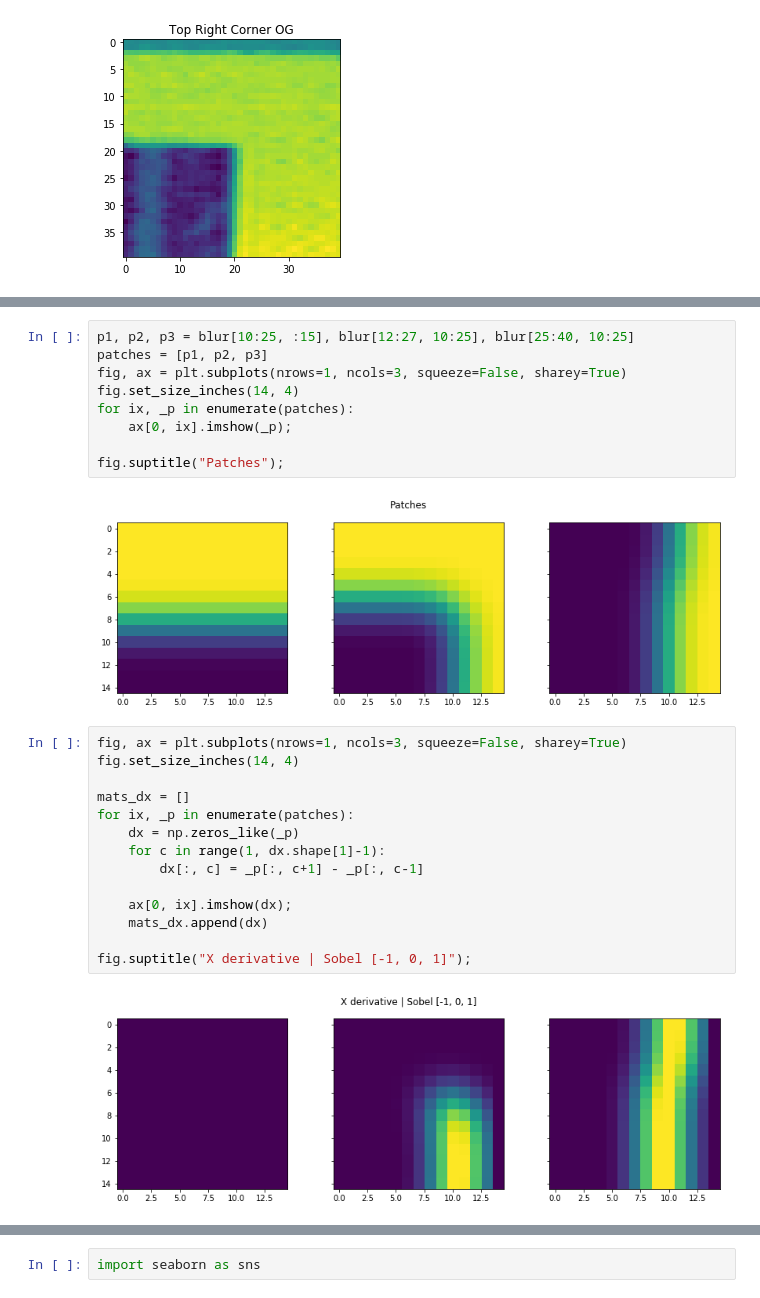
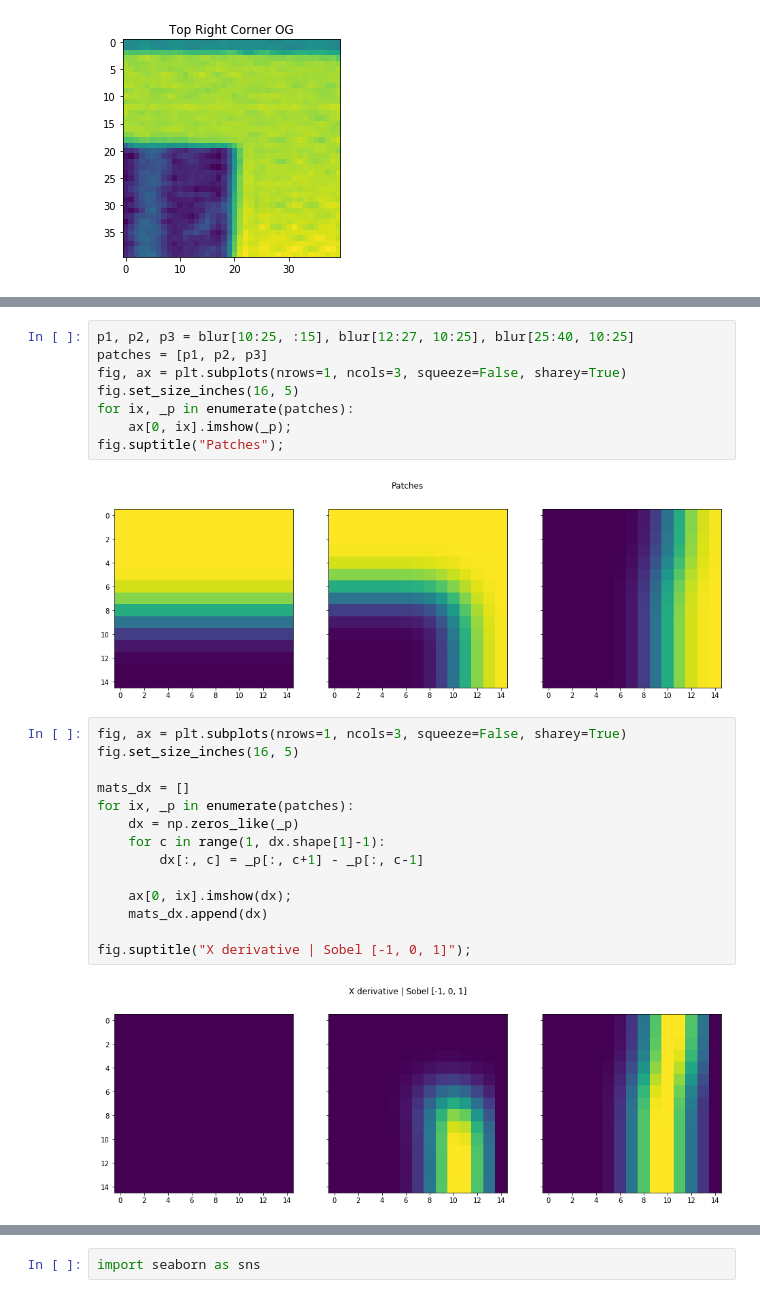
Before and after one commit to priyamtejaswin/c00lHaX, a Jupyter notebook: smarter_brief/orb_2011_deck.ipynb, the cells around one changed output, grey strips where cells are left out. Drawn from its saved outputs; the diff is of its cells as text.

```diff
--- a/smarter_brief/orb_2011_deck.ipynb
+++ b/smarter_brief/orb_2011_deck.ipynb
@@ -293,17 +296,16 @@ plt.colorbar();
 # %%
 p1, p2, p3 = blur[10:25, :15], blur[12:27, 10:25], blur[25:40, 10:25]
 patches = [p1, p2, p3]
 fig, ax = plt.subplots(nrows=1, ncols=3, squeeze=False, sharey=True)
-fig.set_size_inches(14, 4)
+fig.set_size_inches(16, 5)
 for ix, _p in enumerate(patches):
     ax[0, ix].imshow(_p);
-
 fig.suptitle("Patches");
 # %% [output]
-[figure, old version]
+[figure, new version]
 # %%
 fig, ax = plt.subplots(nrows=1, ncols=3, squeeze=False, sharey=True)
-fig.set_size_inches(14, 4)
+fig.set_size_inches(16, 5)
 
 mats_dx = []
 for ix, _p in enumerate(patches):
@@ -316,6 +318,6 @@ for ix, _p in enumerate(patches):
 
 fig.suptitle("X derivative | Sobel [-1, 0, 1]");
 # %% [output]
-[figure, old version]
+[figure, new version]
 # %%
 fig, ax = plt.subplots(nrows=1, ncols=3, squeeze=False, sharey=True)
```
Also changed, not shown: parts of 54 cells of this notebook, 4 other files.
